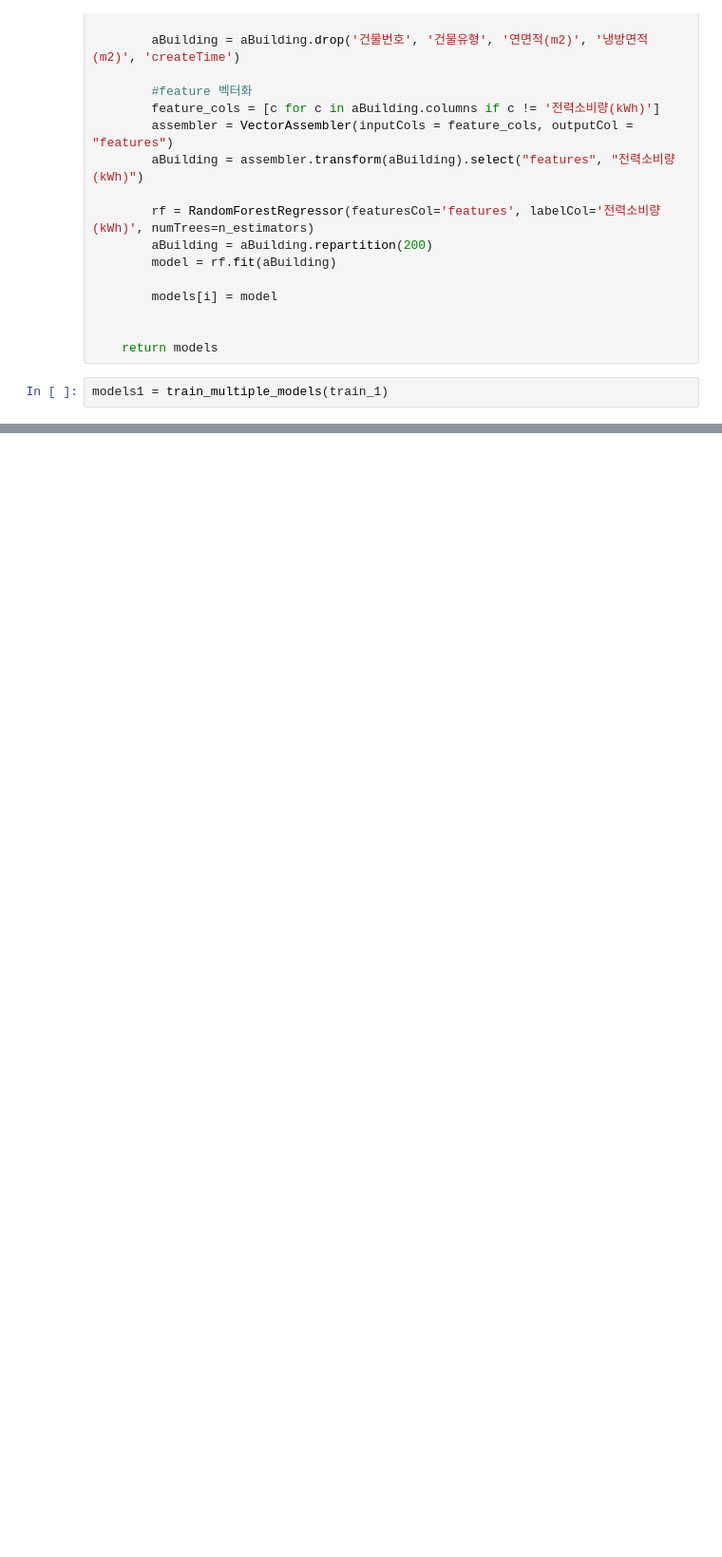
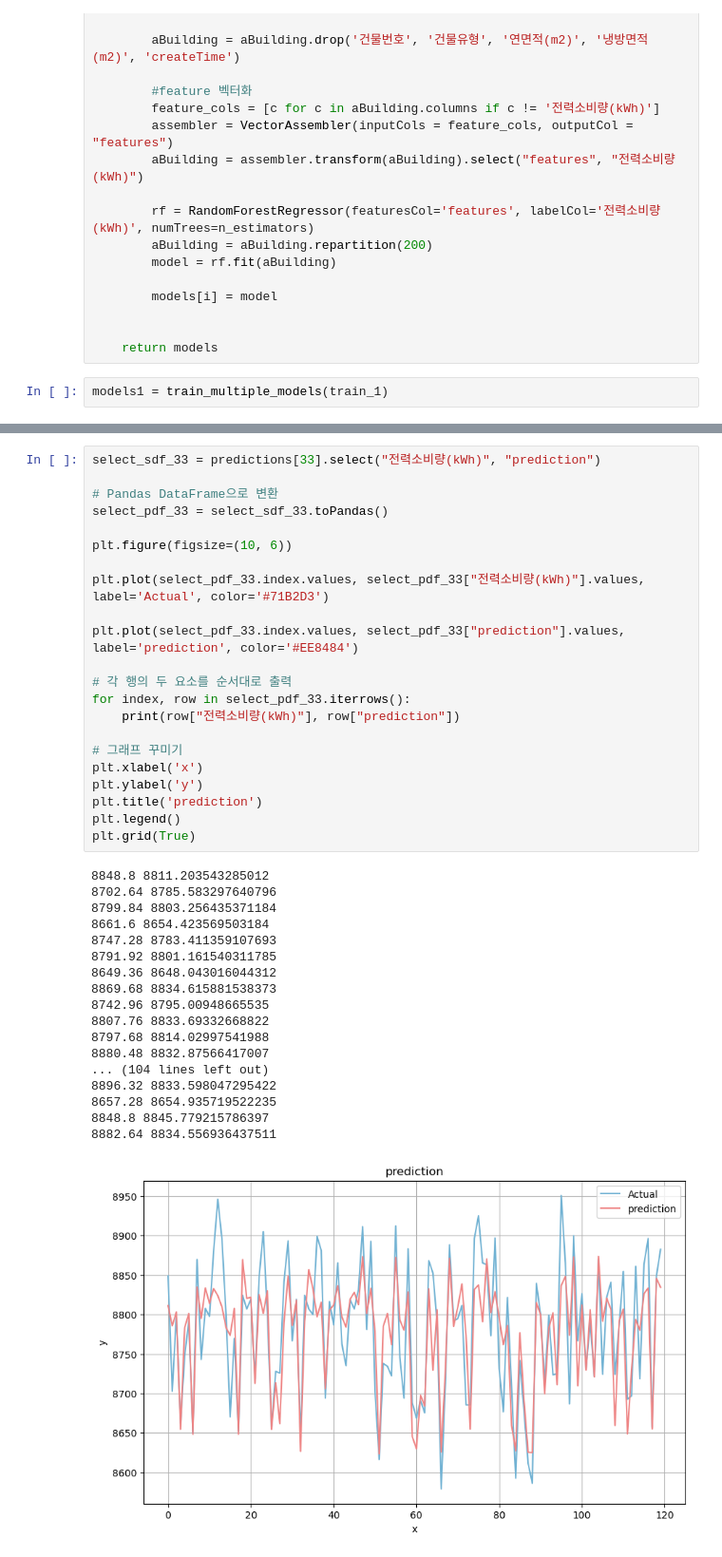
Before and after one commit to KNU-HOBIT/spark_jiye, a Jupyter notebook: hobit.ipynb, the cells around one changed output, grey strips where cells are left out. Shown at 95% size. Saved outputs shown, nothing was run; the diff lists cells and outputs as text; blank space fills up the shorter version.

```diff
--- a/hobit.ipynb
+++ b/hobit.ipynb
@@ -608,0 +699,41 @@ KeyboardInterrupt:
+# %%
+select_sdf_33 = predictions[33].select("전력소비량(kWh)", "prediction")
+
+# Pandas DataFrame으로 변환
+select_pdf_33 = select_sdf_33.toPandas()
+
+plt.figure(figsize=(10, 6))
+
+plt.plot(select_pdf_33.index.values, select_pdf_33["전력소비량(kWh)"].values, label='Actual', color='#71B2D3')
+
+plt.plot(select_pdf_33.index.values, select_pdf_33["prediction"].values, label='prediction', color='#EE8484')
+
+# 각 행의 두 요소를 순서대로 출력
+for index, row in select_pdf_33.iterrows():
+    print(row["전력소비량(kWh)"], row["prediction"])
+
+# 그래프 꾸미기
+plt.xlabel('x')
+plt.ylabel('y')
+plt.title('prediction')
+plt.legend()
+plt.grid(True)
+# %% [output]
+8848.8 8811.203543285012
+8702.64 8785.583297640796
+8799.84 8803.256435371184
+8661.6 8654.423569503184
+8747.28 8783.411359107693
+8791.92 8801.161540311785
+8649.36 8648.043016044312
+8869.68 8834.615881538373
+8742.96 8795.00948665535
+8807.76 8833.69332668822
+8797.68 8814.02997541988
+8880.48 8832.87566417007
+... (104 lines left out)
+8896.32 8833.598047295422
+8657.28 8654.935719522235
+8848.8 8845.779215786397
+8882.64 8834.556936437511
+[figure, added]
```
Also changed, not shown: parts of 6 cells of this notebook.
